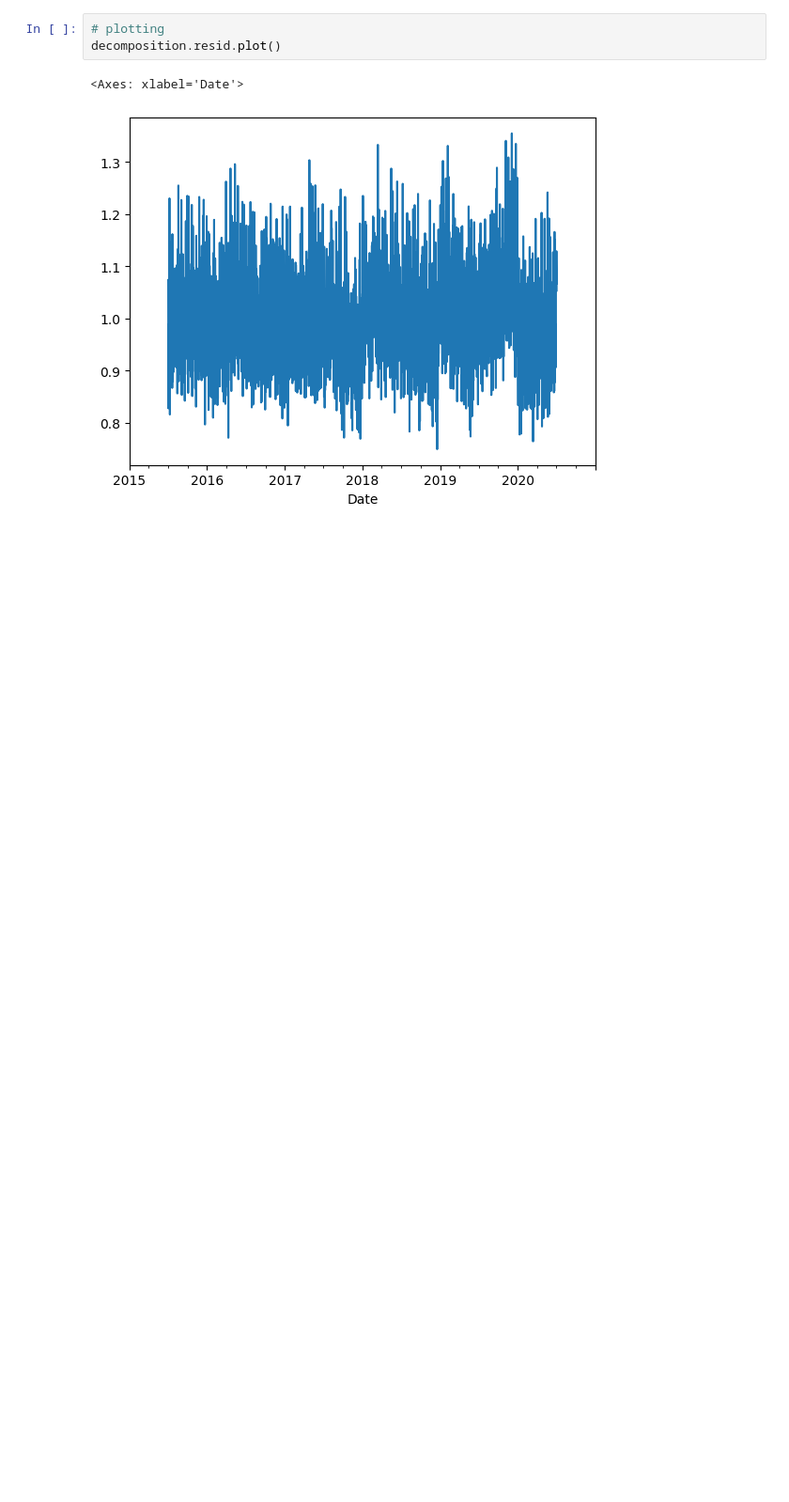
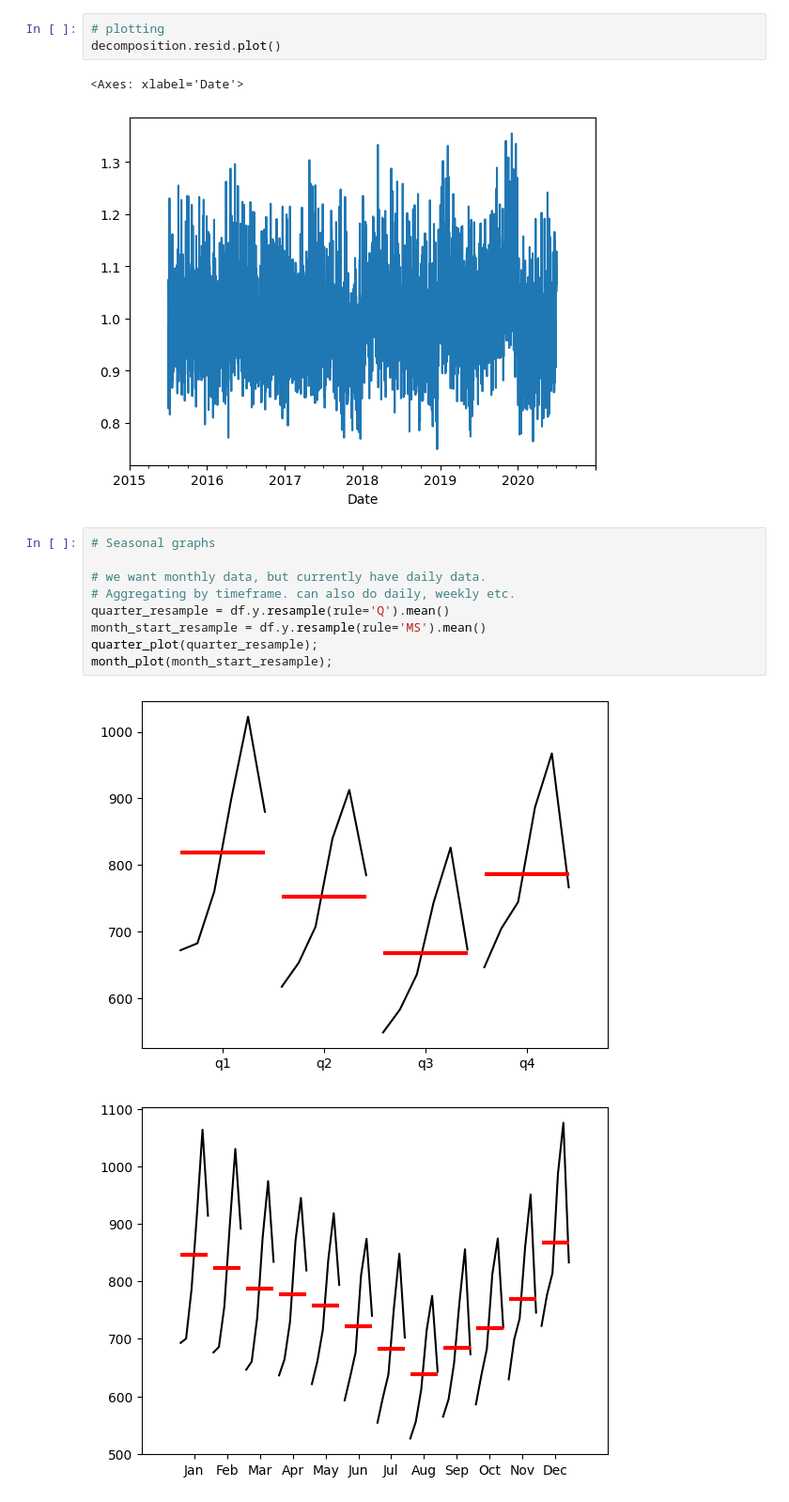
Before and after one commit to mrcruz117/EDA_Template, a Jupyter notebook: EDA_Template.ipynb, the cells around one changed output. Shown: that part at 94% size. Cells and saved outputs as stored; diff of their text form; blank space fills up the shorter version.

Commit message:
month/quarter trend plot

```diff
--- a/EDA_Template.ipynb
+++ b/EDA_Template.ipynb
@@ -69,3 +70,15 @@ decomposition.resid.plot()
 # %% [output]
 <Axes: xlabel='Date'>
 [figure]
+# %%
+# Seasonal graphs
+
+# we want monthly data, but currently have daily data.
+# Aggregating by timeframe. can also do daily, weekly etc.
+quarter_resample = df.y.resample(rule='Q').mean()
+month_start_resample = df.y.resample(rule='MS').mean()
+quarter_plot(quarter_resample);
+month_plot(month_start_resample);
+# %% [output]
+[figure, added]
+[figure, added]
```
Also changed, not shown: parts of 1 cell of this notebook.
